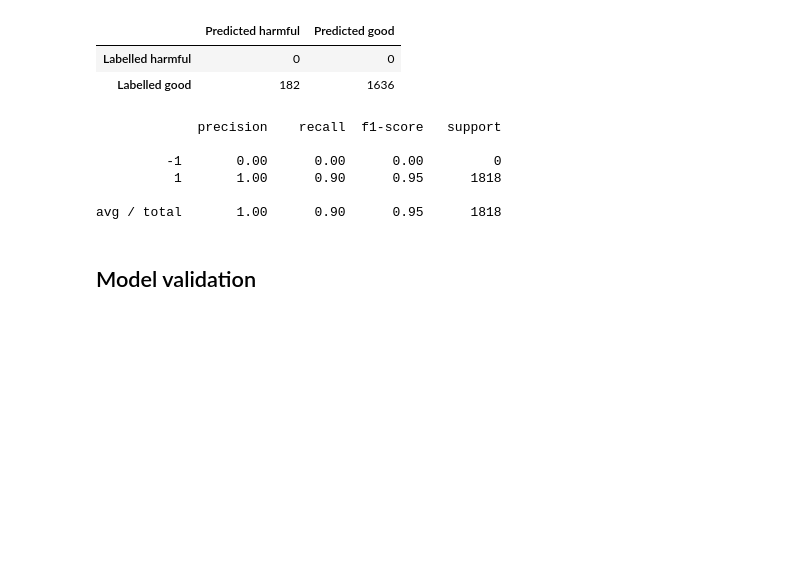
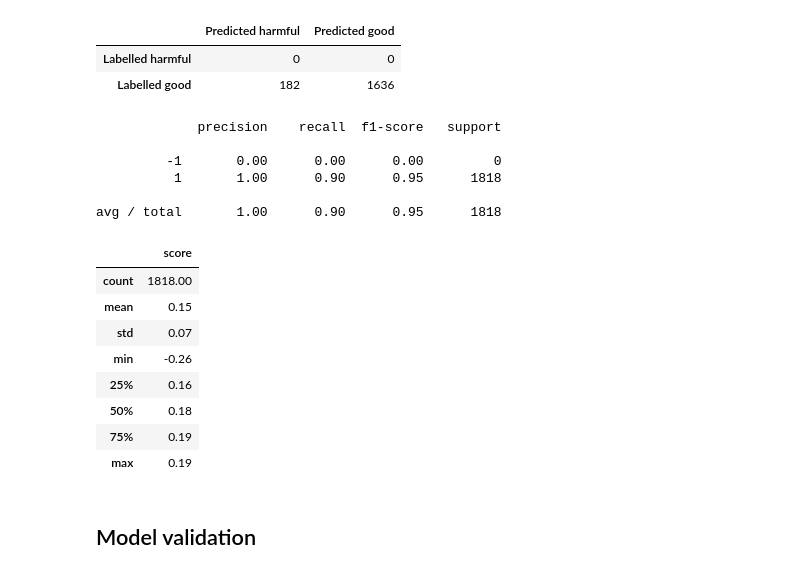
Before and after one commit to mapbox/gabbar, a Jupyter notebook: notebooks/anomaly_detection.ipynb, the cells around one changed output. Cells and saved outputs as stored; diff of their text form; code cells hidden in the pictures; blank space fills up the shorter version.

Commit message:
Getting prediction scores from model

```diff
--- a/notebooks/anomaly_detection.ipynb
+++ b/notebooks/anomaly_detection.ipynb
@@ -129,6 +127,7 @@ IsolationForest(bootstrap=False, contamination=0.1, max_features=1.0,
         verbose=0)
 # %%
 training['prediction'] = model.predict(X)
+training['score'] = model.decision_function(X)
 training.to_csv(labelled_path + 'training-review.csv', index=False)
 # %%
 from sklearn.externals import joblib
@@ -158,6 +157,18 @@ print(report)
           1       1.00      0.90      0.95      1818
 
 avg / total       1.00      0.90      0.95      1818
+# %%
+training[['score']].describe()
+# %% [output]
+|  | score |
+| count | 1818.00 |
+| mean | 0.15 |
+| std | 0.07 |
+| min | -0.26 |
+| 25% | 0.16 |
+| 50% | 0.18 |
+| 75% | 0.19 |
+| max | 0.19 |
 # %% [markdown]
 ## Model validation
 # %%
```
Also changed, not shown: parts of 7 cells of this notebook.
